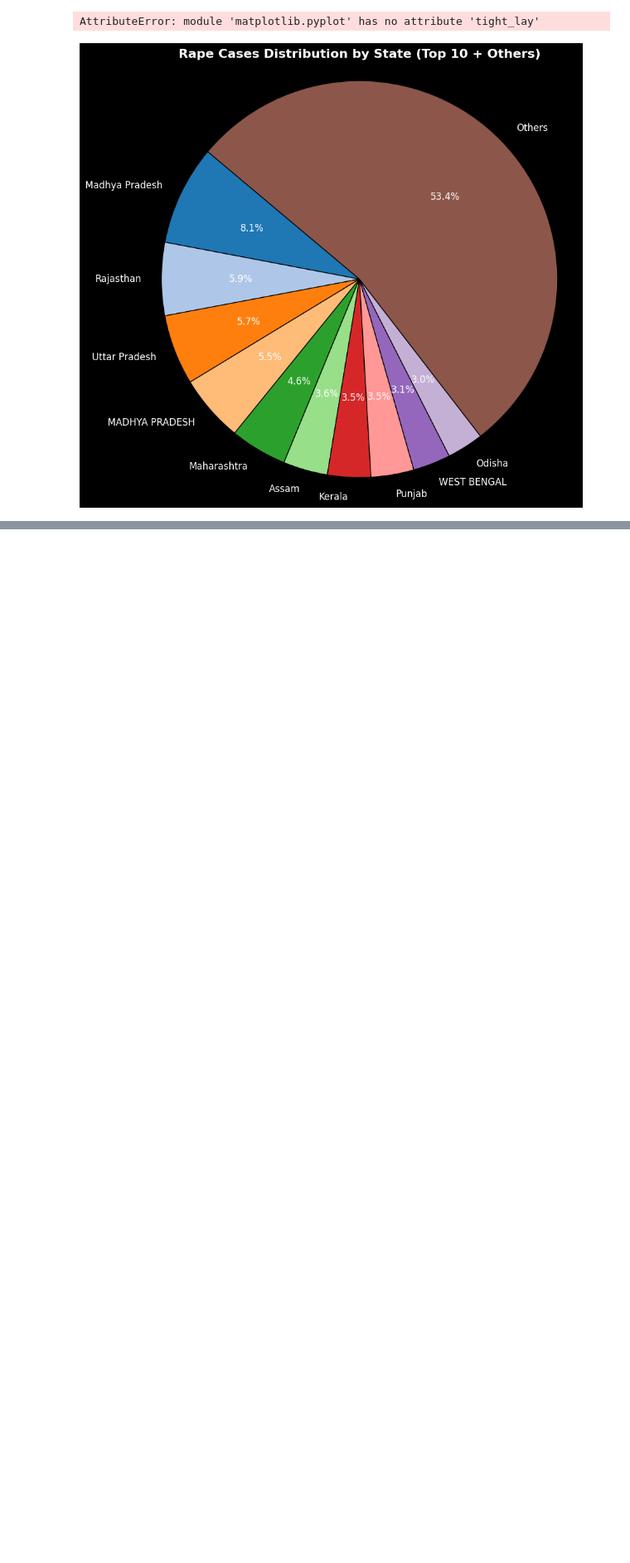
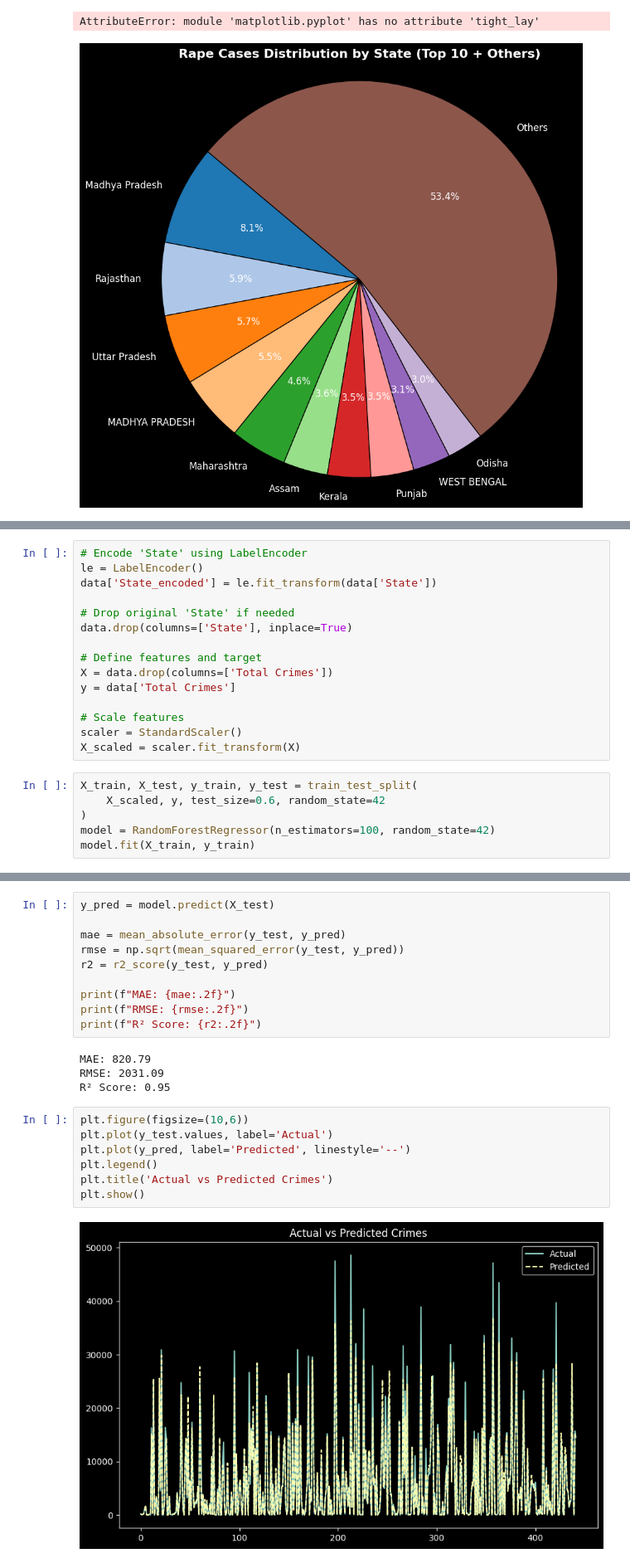
Before and after one commit to AakashShah07/Crime_priction_system, a Jupyter notebook: new.ipynb, the cells around one changed output, grey strips where cells are left out. Shown at 83% size. Cells and saved outputs as stored; diff of their text form; blank space fills up the shorter version.

Commit message:
Making crime model

```diff
--- a/new.ipynb
+++ b/new.ipynb
@@ -205,0 +234,21 @@ AttributeError: module 'matplotlib.pyplot' has no attribute 'tight_lay'
+# %%
+# Encode 'State' using LabelEncoder
+le = LabelEncoder()
+data['State_encoded'] = le.fit_transform(data['State'])
+
+# Drop original 'State' if needed
+data.drop(columns=['State'], inplace=True)
+
+# Define features and target
+X = data.drop(columns=['Total Crimes'])
+y = data['Total Crimes']
+
+# Scale features
+scaler = StandardScaler()
+X_scaled = scaler.fit_transform(X)
+# %%
+X_train, X_test, y_train, y_test = train_test_split(
+    X_scaled, y, test_size=0.6, random_state=42
+)
+model = RandomForestRegressor(n_estimators=100, random_state=42)
+model.fit(X_train, y_train)
@@ -205,0 +257,23 @@ AttributeError: module 'matplotlib.pyplot' has no attribute 'tight_lay'
+# %%
+y_pred = model.predict(X_test)
+
+mae = mean_absolute_error(y_test, y_pred)
+rmse = np.sqrt(mean_squared_error(y_test, y_pred))
+r2 = r2_score(y_test, y_pred)
+
+print(f"MAE: {mae:.2f}")
+print(f"RMSE: {rmse:.2f}")
+print(f"R² Score: {r2:.2f}")
+# %% [output]
+MAE: 820.79
+RMSE: 2031.09
+R² Score: 0.95
+# %%
+plt.figure(figsize=(10,6))
+plt.plot(y_test.values, label='Actual')
+plt.plot(y_pred, label='Predicted', linestyle='--')
+plt.legend()
+plt.title('Actual vs Predicted Crimes')
+plt.show()
+# %% [output]
+[figure, added]
```
Also changed, not shown: parts of 21 cells of this notebook, 3 other files.
